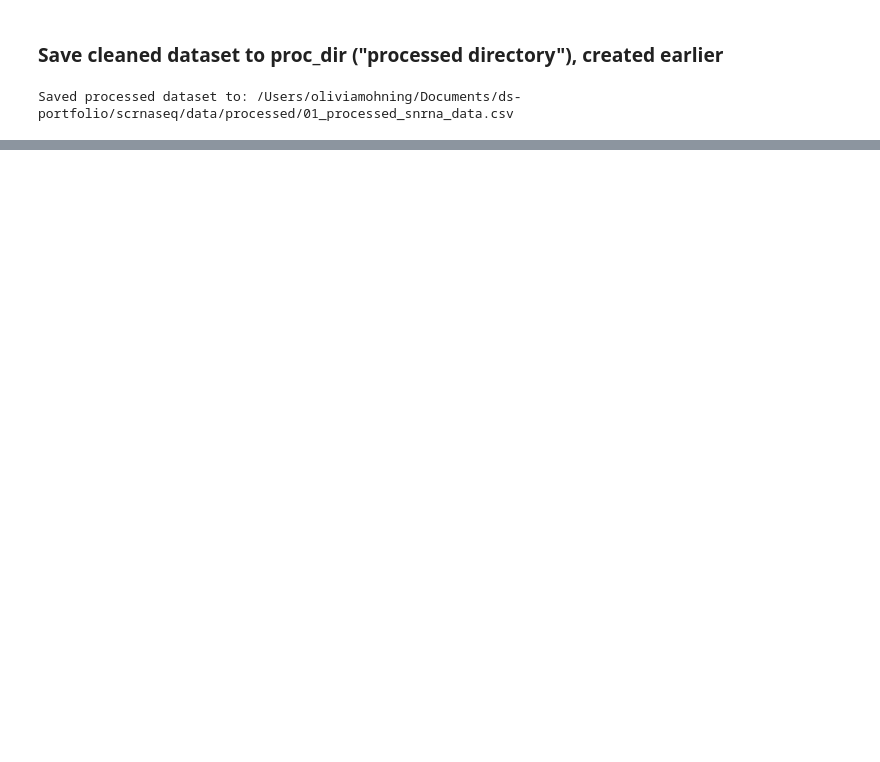
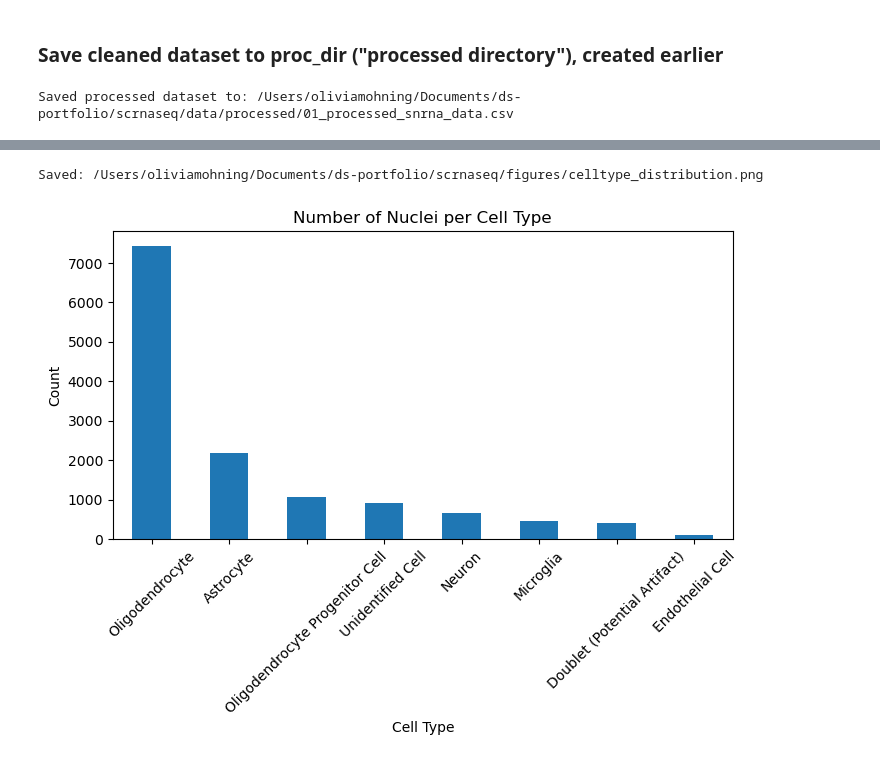
Before and after one commit to oliviamohning/alzheimers-scrnaseq, a Jupyter notebook: notebooks/alzheimers_snrna_analysis.ipynb, the cells around one changed output, grey strips where cells are left out. Drawn from its saved outputs; the diff is of its cells as text; code cells hidden in the pictures; blank space fills up the shorter version.

```diff
--- a/notebooks/alzheimers_snrna_analysis.ipynb
+++ b/notebooks/alzheimers_snrna_analysis.ipynb
@@ -310,0 +356,17 @@ Saved processed dataset to: /Users/oliviamohning/Documents/ds-portfolio/scrnaseq
+# %%
+# Cell type distribution
+merged_df['cell_type'].value_counts().plot(kind='bar', figsize=(8,4))
+plt.title('Number of Nuclei per Cell Type')
+plt.xlabel('Cell Type')
+plt.ylabel('Count')
+plt.xticks(rotation=45)
+
+# Save figure to figures folder
+fig_path = fig_dir / "celltype_distribution.png"
+plt.savefig(fig_path, dpi=300, bbox_inches='tight')
+print(f"Saved: {fig_path}")
+
+plt.show()
+# %% [output]
+Saved: /Users/oliviamohning/Documents/ds-portfolio/scrnaseq/figures/celltype_distribution.png
+[figure, added]
```
Also changed, not shown: parts of 19 cells of this notebook.
